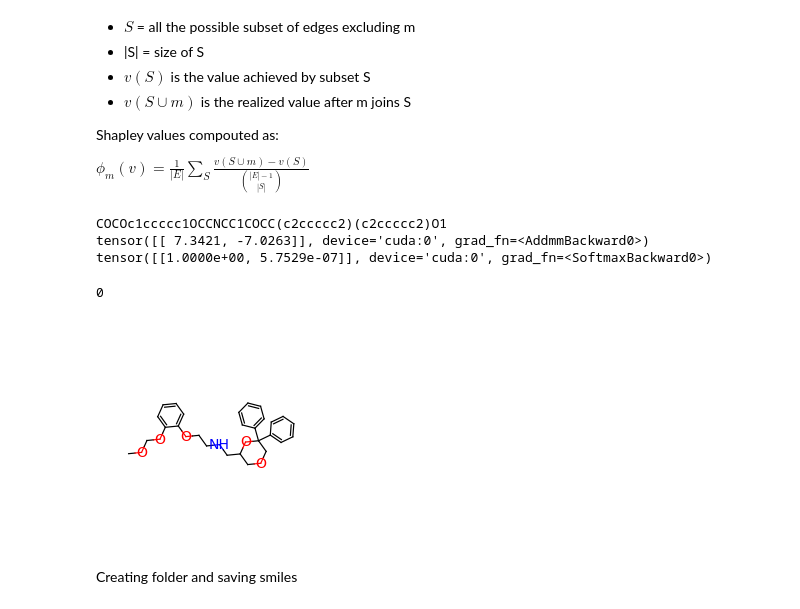
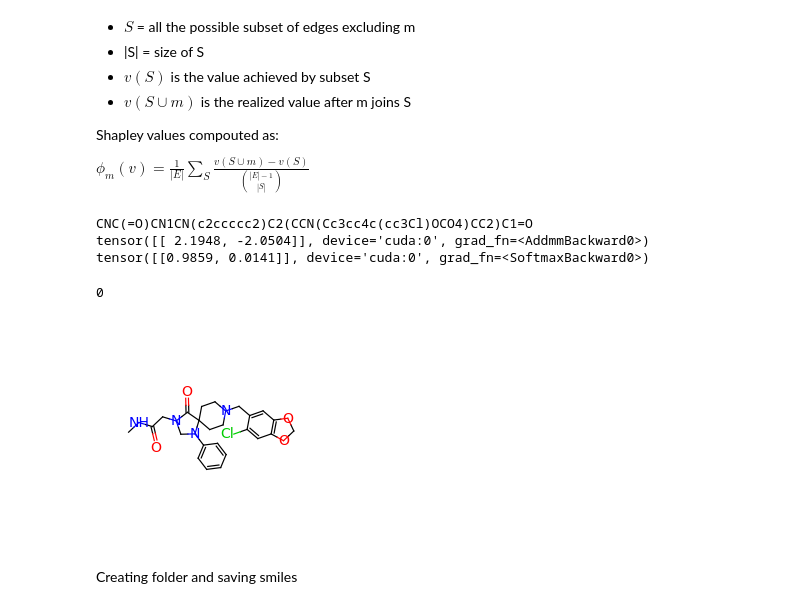
Before and after one commit to AndMastro/EdgeSHAPer, a Jupyter notebook: src/graphSHAper.ipynb, the cells around one changed output. Cells and saved outputs as stored; diff of their text form; code cells hidden in the pictures.

```diff
--- a/src/graphSHAper.ipynb
+++ b/src/graphSHAper.ipynb
@@ -280,32 +281,32 @@ Shapley values compouted as:
 
 $\phi_m(v) = \frac{1}{|E|} \sum_S \frac{v(S \cup {m}) - v(S)}{\binom{|E|-1}{|S|}}$
 # %%
-#test nums 78, 89 is predicted to interact with target cpd, sample 0 is random for single target dataset with target 1. class 0 interacts, class 1 is random
+#test nums 78, 89, 2 is predicted to interact with target cpd, sample 0 is random for single target dataset with target 1. class 0 interacts, class 1 is random
 # 78 is predicted to interact with target for dataset with target 2. 0 interacts with random
 # for dual target Q9Y5N1_P31645 sample 0 has class 0
 # for dual target P27338_P29274 sample 0 is class 0
 # for dual targe P27338_P22303 sample 4 is class 0
-test_set_index = 78
+test_set_index = 2
 test_cpd = test_data[test_set_index].to(device)
 print(test_cpd.smiles)
 mol_test = data.Molecule.from_smiles(test_cpd.smiles, with_hydrogen=False)
 mol_test.visualize()
 
 model.eval()
 # all nodes belong to same graph
 batch = torch.zeros(test_cpd.x.shape[0], dtype=int, device=test_cpd.x.device)
 out = model(test_cpd.x, test_cpd.edge_index, batch=batch)
 out_prob = F.softmax(out, dim = 1)
 target_class = torch.argmax(out_prob[0]).item()
 print(out)
 print(out_prob)
 target_class
 # %% [output]
-COCOc1ccccc1OCCNCC1COCC(c2ccccc2)(c2ccccc2)O1
-tensor([[ 7.3421, -7.0263]], device='cuda:0', grad_fn=<AddmmBackward0>)
-tensor([[1.0000e+00, 5.7529e-07]], device='cuda:0', grad_fn=<SoftmaxBackward0>)
+CNC(=O)CN1CN(c2ccccc2)C2(CCN(Cc3cc4c(cc3Cl)OCO4)CC2)C1=O
+tensor([[ 2.1948, -2.0504]], device='cuda:0', grad_fn=<AddmmBackward0>)
+tensor([[0.9859, 0.0141]], device='cuda:0', grad_fn=<SoftmaxBackward0>)
 0
-[figure, old version]
+[figure, new version]
 # %% [markdown]
 Creating folder and saving smiles
 # %%
```
Also changed, not shown: parts of 17 cells of this notebook, 7 other files.
